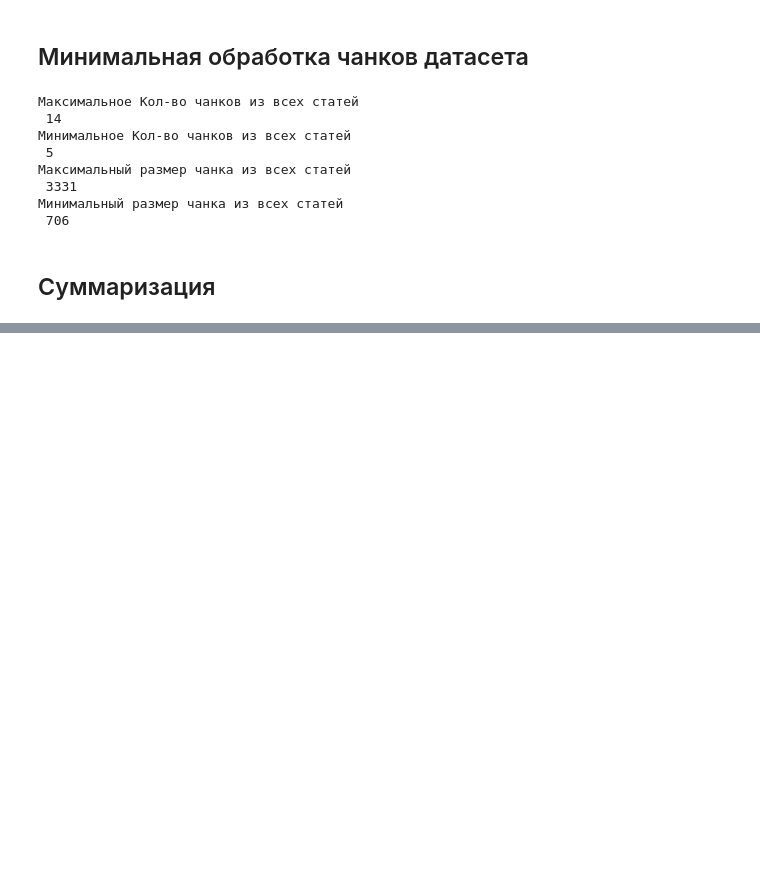
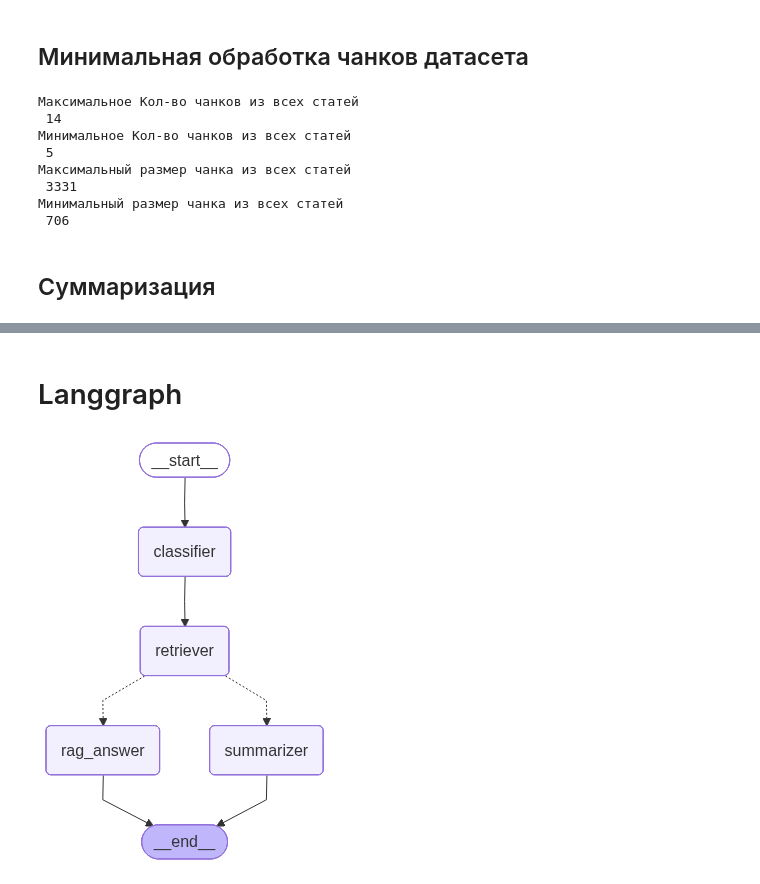
Before and after one commit to fluloeo/Summarization-scientific-articles, a Jupyter notebook: inference-qwen.ipynb, the cells around one changed output, grey strips where cells are left out. Cells and saved outputs as stored; diff of their text form; code cells hidden in the pictures; blank space fills up the shorter version.

```diff
--- a/inference-qwen.ipynb
+++ b/inference-qwen.ipynb
@@ -409,0 +434,2 @@ This work establishes a novel, theoretically grounded framework that enhances la
+# %% [markdown]
+# Langgraph
@@ -409,0 +558,37 @@ This work establishes a novel, theoretically grounded framework that enhances la
+# %%
+workflow = StateGraph(AgentState)
+
+# Добавляем узлы в граф
+workflow.add_node("classifier", classifier_node)
+workflow.add_node("retriever", retriever_node)
+workflow.add_node("summarizer", summarization_node)
+workflow.add_node("rag_answer", rag_node)
+
+# Строим связи
+workflow.set_entry_point("classifier")
+workflow.add_edge("classifier", "retriever")
+
+# Условный переход: после ретривера идем либо в суммаризацию, либо в RAG
+def decide_path(state: AgentState):
+    if state["intent"] == "summarize":
+        return "summarizer"
+    return "rag_answer"
+
+workflow.add_conditional_edges(
+    "retriever",
+    decide_path,
+    {
+        "summarizer": "summarizer",
+        "rag_answer": "rag_answer"
+    }
+)
+
+# Завершение
+workflow.add_edge("summarizer", END)
+workflow.add_edge("rag_answer", END)
+
+# Компиляция
+app = workflow.compile()
+app
+# %% [output]
+[figure, added]
```
Also changed, not shown: parts of 11 cells of this notebook.
